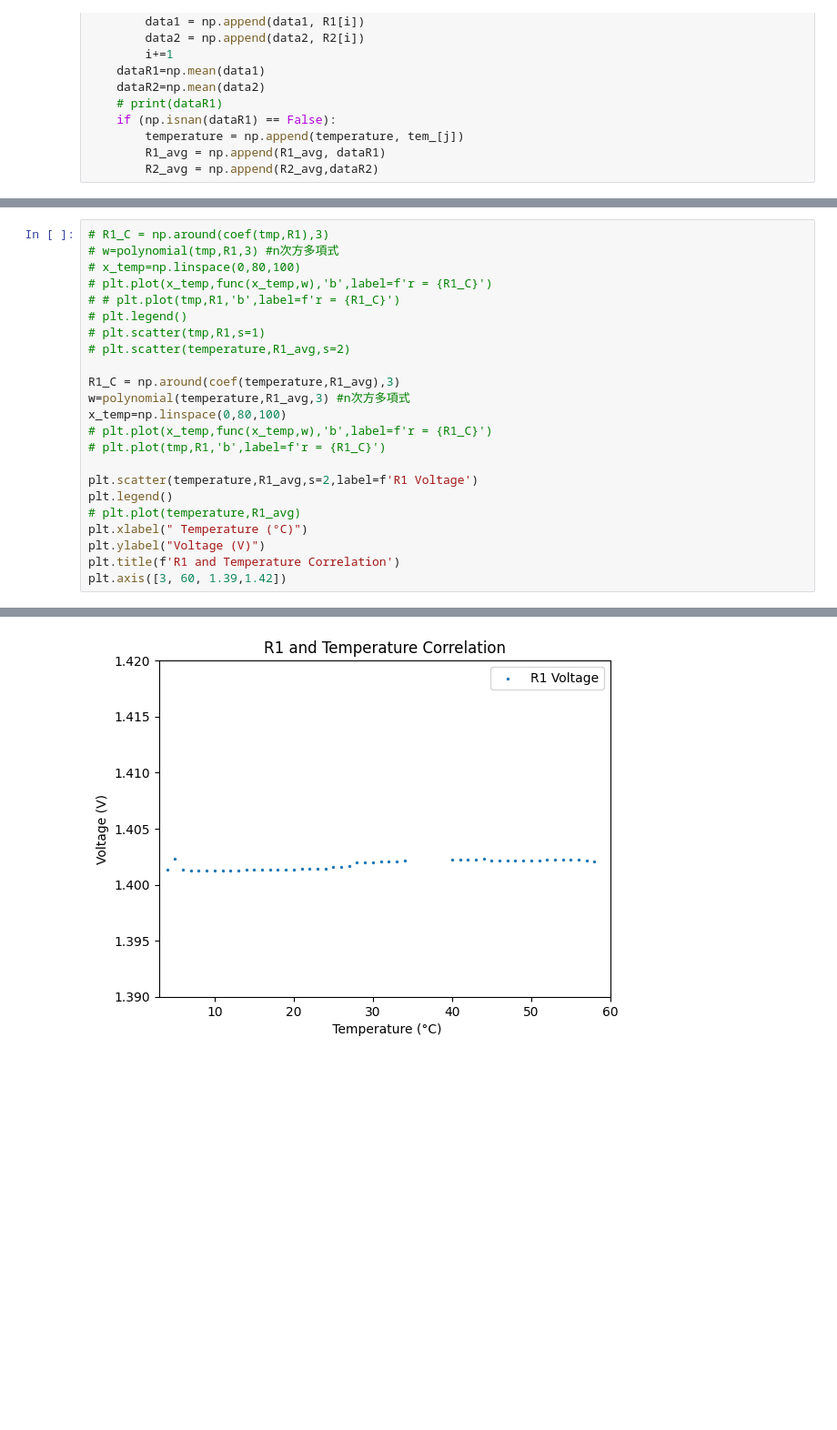
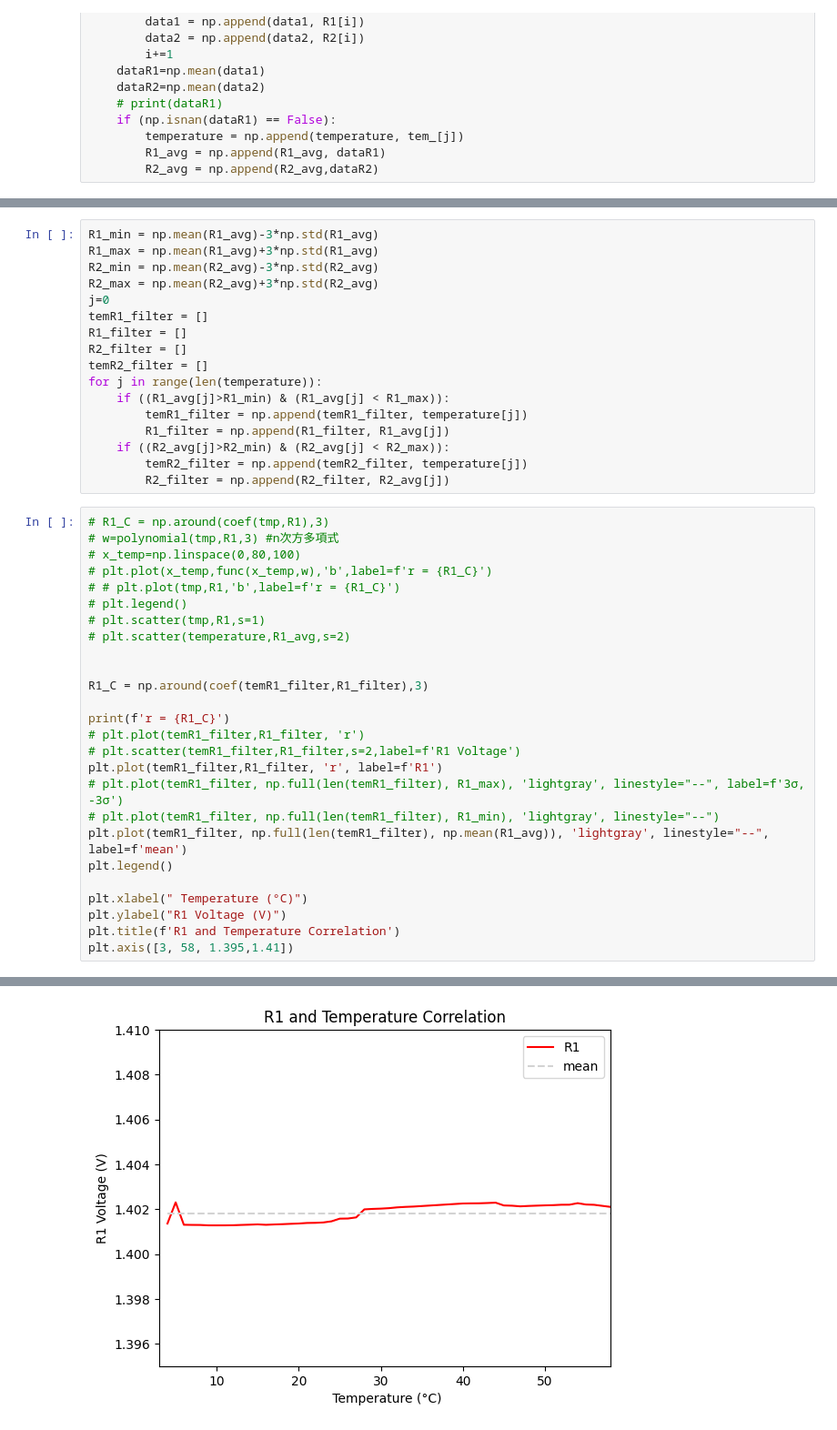
Before and after one commit to Mondayhs/Anasis_DSRP_Data, a Jupyter notebook: RADFET_anay/TmpAndRfCorrelation.ipynb, the cells around one changed output, grey strips where cells are left out. Shown at 91% size. Drawn from its saved outputs; the diff is of its cells as text; blank space fills up the shorter version.

```diff
--- a/RADFET_anay/TmpAndRfCorrelation.ipynb
+++ b/RADFET_anay/TmpAndRfCorrelation.ipynb
@@ -92,3 +114,20 @@ def coef(x,y):
+# %%
+R1_min = np.mean(R1_avg)-3*np.std(R1_avg)
+R1_max = np.mean(R1_avg)+3*np.std(R1_avg)
+R2_min = np.mean(R2_avg)-3*np.std(R2_avg)
+R2_max = np.mean(R2_avg)+3*np.std(R2_avg)
+j=0
+temR1_filter = []
+R1_filter = []
+R2_filter = []
+temR2_filter = []
+for j in range(len(temperature)):
+    if ((R1_avg[j]>R1_min) & (R1_avg[j] < R1_max)):
+        temR1_filter = np.append(temR1_filter, temperature[j])
+        R1_filter = np.append(R1_filter, R1_avg[j])
+    if ((R2_avg[j]>R2_min) & (R2_avg[j] < R2_max)):
+        temR2_filter = np.append(temR2_filter, temperature[j])
+        R2_filter = np.append(R2_filter, R2_avg[j])
 # %%
 # R1_C = np.around(coef(tmp,R1),3)
 # w=polynomial(tmp,R1,3) #n次方多項式
@@ -99,17 +138,20 @@ def coef(x,y):
 # plt.scatter(tmp,R1,s=1)
 # plt.scatter(temperature,R1_avg,s=2)
 
-R1_C = np.around(coef(temperature,R1_avg),3)
-w=polynomial(temperature,R1_avg,3) #n次方多項式
-x_temp=np.linspace(0,80,100)
-# plt.plot(x_temp,func(x_temp,w),'b',label=f'r = {R1_C}')
-# plt.plot(tmp,R1,'b',label=f'r = {R1_C}')
 
-plt.scatter(temperature,R1_avg,s=2,label=f'R1 Voltage')
+R1_C = np.around(coef(temR1_filter,R1_filter),3)
+
+print(f'r = {R1_C}')
+# plt.plot(temR1_filter,R1_filter, 'r')
+# plt.scatter(temR1_filter,R1_filter,s=2,label=f'R1 Voltage')
+plt.plot(temR1_filter,R1_filter, 'r', label=f'R1')
+# plt.plot(temR1_filter, np.full(len(temR1_filter), R1_max), 'lightgray', linestyle="--", label=f'3σ, -3σ')
+# plt.plot(temR1_filter, np.full(len(temR1_filter), R1_min), 'lightgray', linestyle="--")
+plt.plot(temR1_filter, np.full(len(temR1_filter), np.mean(R1_avg)), 'lightgray', linestyle="--", label=f'mean')
 plt.legend()
-# plt.plot(temperature,R1_avg)
+
 plt.xlabel(" Temperature (°C)")
-plt.ylabel("Voltage (V)")
+plt.ylabel("R1 Voltage (V)")
 plt.title(f'R1 and Temperature Correlation')
-plt.axis([3, 60, 1.39,1.42])
+plt.axis([3, 58, 1.395,1.41])
 # %% [output]
@@ -117,4 +160,4 @@ plt.axis([3, 60, 1.39,1.42])
-[figure, old version]
+[figure, new version]
 # %%
 # R2_C = np.around(coef(tmp,R2),3)
 # w=polynomial(tmp,R2,3) #n次方多項式
```
Also changed, not shown: parts of 7 cells of this notebook.
